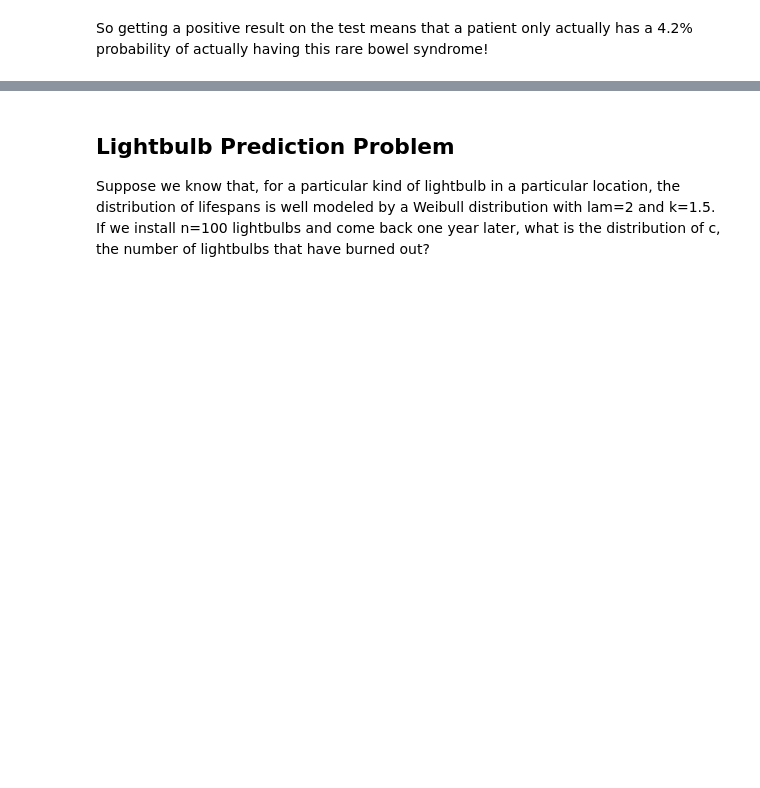
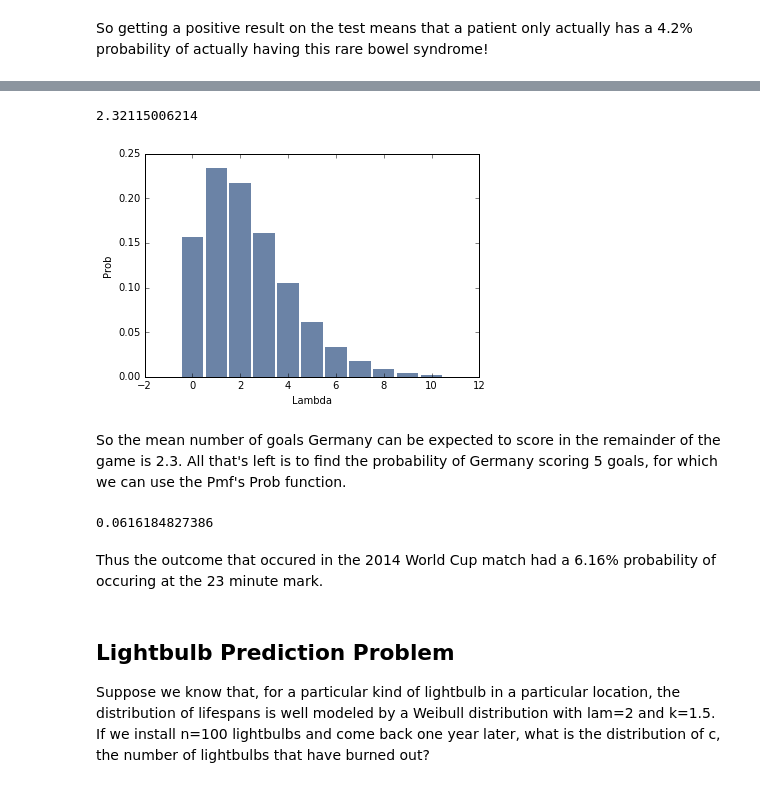
Before and after one commit to apan64/ThinkBayes2, a Jupyter notebook: code/report04.ipynb, the cells around one changed output, grey strips where cells are left out. Saved outputs shown, nothing was run; the diff lists cells and outputs as text; code cells hidden in the pictures; blank space fills up the shorter version.

```diff
--- a/code/report04.ipynb
+++ b/code/report04.ipynb
@@ -97,3 +96,24 @@ At this point, how certain are you about your location?
+# %%
+metapmf = Pmf({MakePoissonPmf(hypo * 67/90, 10): prob for hypo, prob in g.Items()})
+mix = Pmf()
+for pmf, p1 in metapmf.Items(): # used the algorithm from make mixture
+    for x, p2 in pmf.Items():
+        if(p1 != 0):
+            mix[x] += p1 * p2
+thinkplot.Hist(mix)
+thinkplot.config(xlabel = 'Lambda', ylabel = 'Prob')
+print(mix.Mean())
+# %% [output]
+2.32115006214
+[figure, added]
+# %% [markdown]
+So the mean number of goals Germany can be expected to score in the remainder of the game is 2.3.  All that's left is to find the probability of Germany scoring 5 goals, for which we can use the Pmf's Prob function.
+# %%
+print(mix.Prob(5))
+# %% [output]
+0.0616184827386
+# %% [markdown]
+Thus the outcome that occured in the 2014 World Cup match had a 6.16% probability of occuring at the 23 minute mark.
 # %% [markdown]
 ## Lightbulb Prediction Problem
 
```
Also changed, not shown: parts of 21 cells of this notebook, 1 other file.
